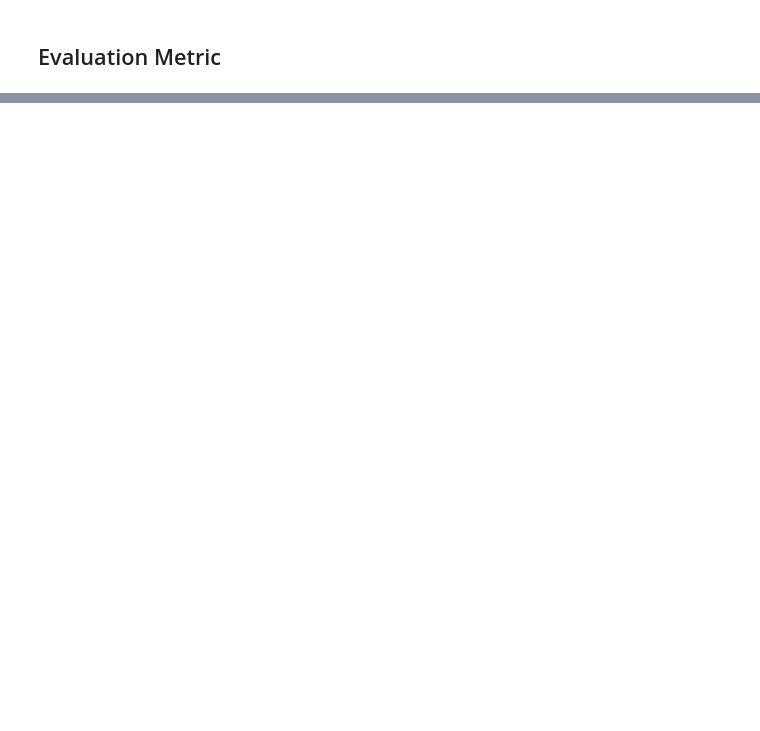
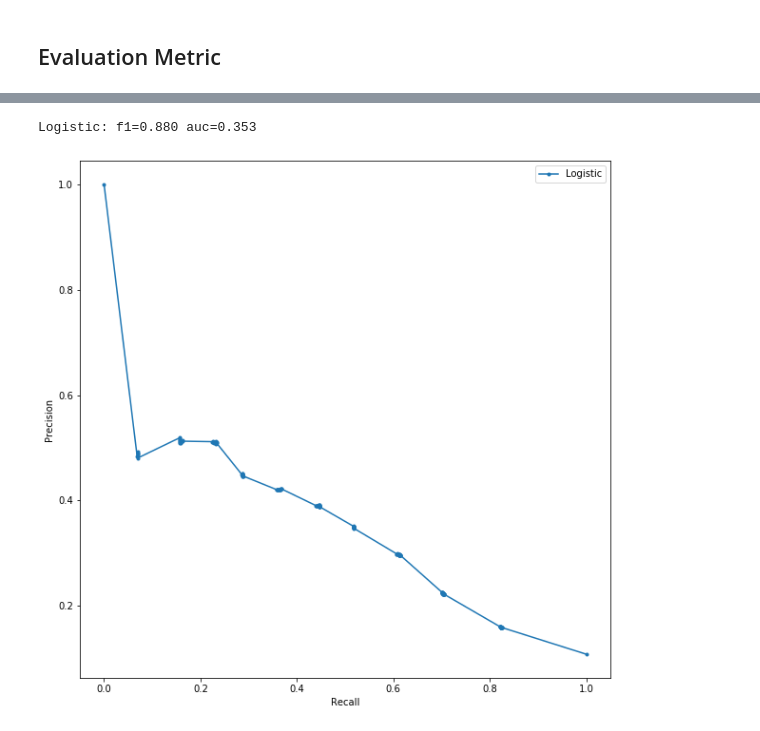
Before and after one commit to swbuchanan13/msds699_sal, a Jupyter notebook: basic_pipeline_with_KFold.ipynb, the cells around one changed output, grey strips where cells are left out. Saved outputs shown, nothing was run; the diff lists cells and outputs as text; code cells hidden in the pictures; blank space fills up the shorter version.

```diff
--- a/basic_pipeline_with_KFold.ipynb
+++ b/basic_pipeline_with_KFold.ipynb
@@ -193,0 +282,3 @@ accuracy_score(y_test, y_pred)
+# %%
+y_test_binary = pd.Series(y_test).replace({'no': 0, 'yes': 1})
+y_pred_binary = pd.Series(y_pred).replace({'no': 0, 'yes': 1})
@@ -193,0 +287,23 @@ accuracy_score(y_test, y_pred)
+# %%
+lr_probs = pipeline.predict_proba(X_test)
+
+# keep probabilities for the positive outcome only
+lr_probs = lr_probs[:, 1]
+# %%
+yhat = y_pred_binary
+lr_precision, lr_recall, _ = precision_recall_curve(y_test_binary, lr_probs)
+lr_f1, lr_auc = f1_score(y_test_binary, yhat, average='weighted'), auc(lr_recall, lr_precision)
+# summarize scores
+print('Logistic: f1=%.3f auc=%.3f' % (lr_f1, lr_auc))
+# plot the precision-recall curves
+plt.plot(lr_recall, lr_precision, marker='.', label='Logistic')
+# axis labels
+plt.xlabel('Recall')
+plt.ylabel('Precision')
+# show the legend
+plt.legend()
+# show the plot
+plt.show()
+# %% [output]
+Logistic: f1=0.880 auc=0.353
+[figure, added]
```
Also changed, not shown: parts of 32 cells of this notebook, 1 other file.
